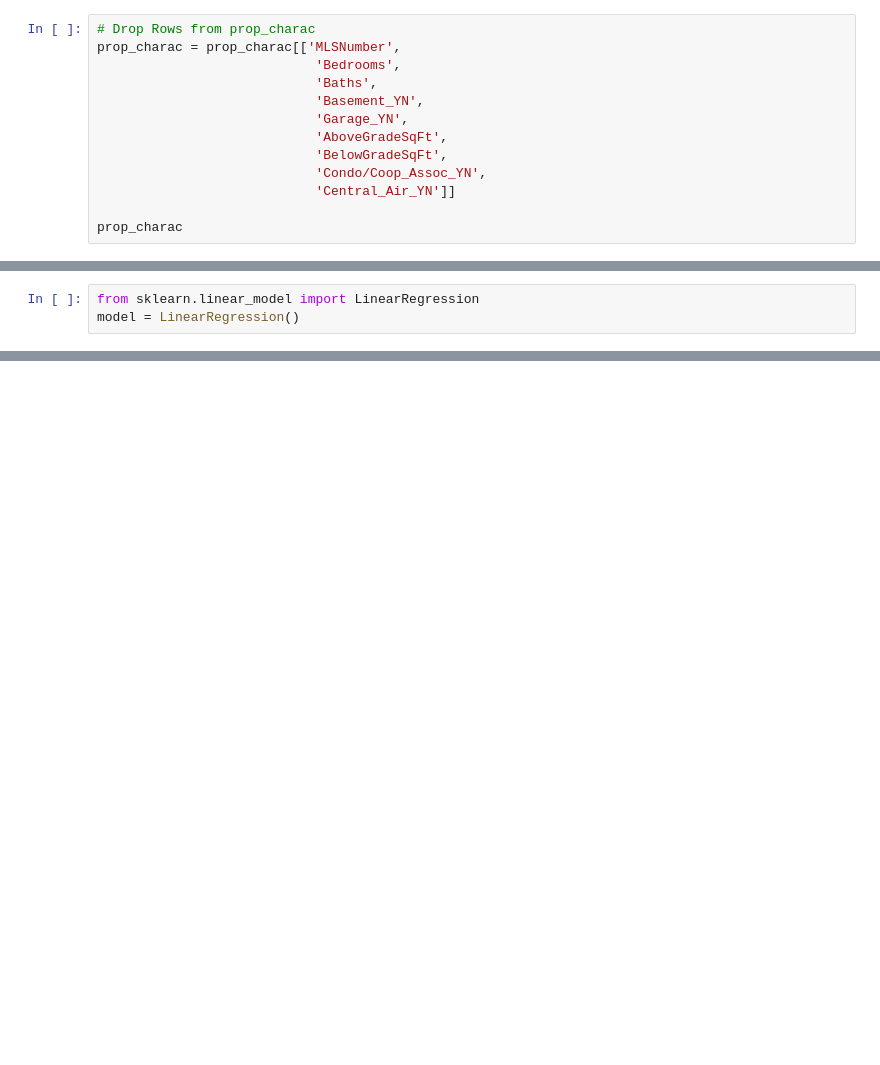
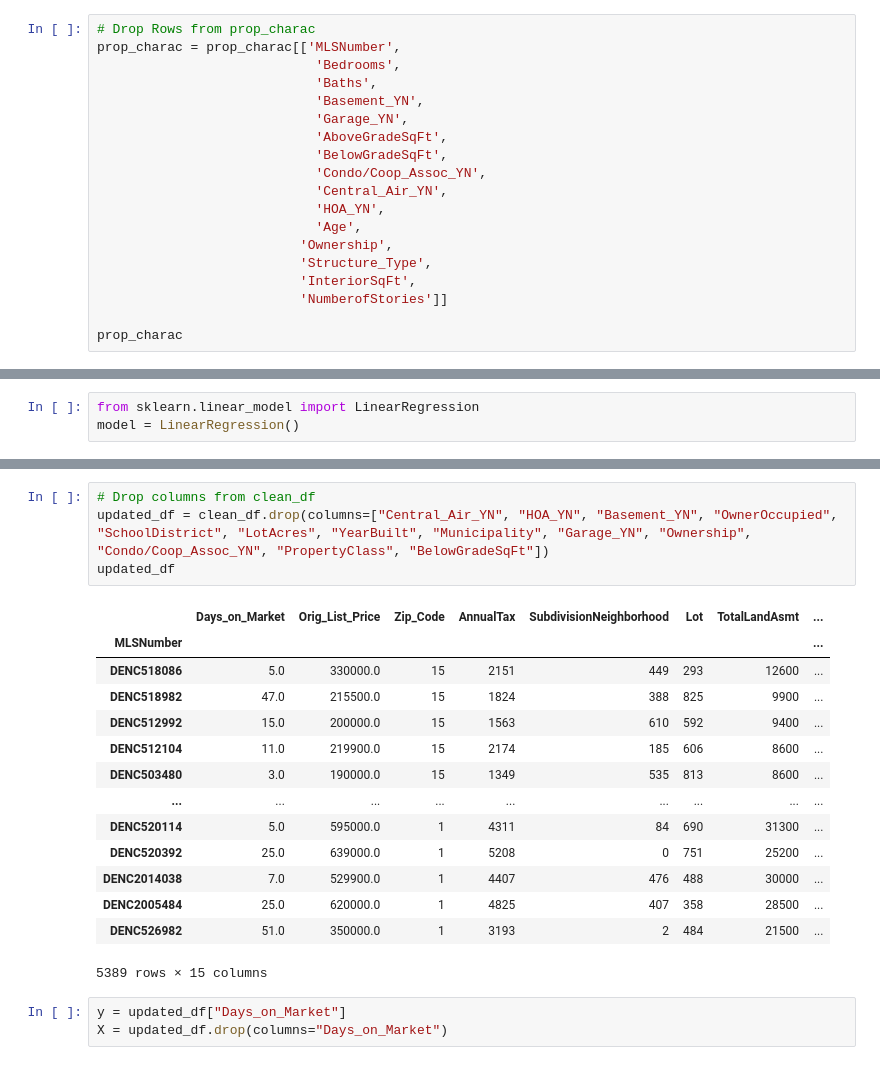
Before and after one commit to stefcenti2022/RealLeads, a Jupyter notebook: HowLongToSell_ML.ipynb, the cells around one changed output, grey strips where cells are left out. Drawn from its saved outputs; the diff is of its cells as text; blank space fills up the shorter version.

```diff
--- a/HowLongToSell_ML.ipynb
+++ b/HowLongToSell_ML.ipynb
@@ -133,7 +133,13 @@ prop_charac = prop_charac[['MLSNumber',
                             'AboveGradeSqFt',
                             'BelowGradeSqFt',
                             'Condo/Coop_Assoc_YN',
-                            'Central_Air_YN']]
+                            'Central_Air_YN',
+                            'HOA_YN',
+                            'Age',
+                          'Ownership',
+                          'Structure_Type',
+                          'InteriorSqFt',
+                          'NumberofStories']]
 
 prop_charac
 # %% [output]
@@ -540,0 +506,22 @@ model.score(X,y)
+# %%
+# Drop columns from clean_df
+updated_df = clean_df.drop(columns=["Central_Air_YN", "HOA_YN", "Basement_YN", "OwnerOccupied", "SchoolDistrict", "LotAcres", "YearBuilt", "Municipality", "Garage_YN", "Ownership", "Condo/Coop_Assoc_YN", "PropertyClass", "BelowGradeSqFt"])
+updated_df
+# %% [output]
+|  | Days_on_Market | Orig_List_Price | Zip_Code | AnnualTax | SubdivisionNeighborhood | Lot | TotalLandAsmt | ... |
+| MLSNumber |  |  |  |  |  |  |  | ... |
+| DENC518086 | 5.0 | 330000.0 | 15 | 2151 | 449 | 293 | 12600 | ... |
+| DENC518982 | 47.0 | 215500.0 | 15 | 1824 | 388 | 825 | 9900 | ... |
+| DENC512992 | 15.0 | 200000.0 | 15 | 1563 | 610 | 592 | 9400 | ... |
+| DENC512104 | 11.0 | 219900.0 | 15 | 2174 | 185 | 606 | 8600 | ... |
+| DENC503480 | 3.0 | 190000.0 | 15 | 1349 | 535 | 813 | 8600 | ... |
+| ... | ... | ... | ... | ... | ... | ... | ... | ... |
+| DENC520114 | 5.0 | 595000.0 | 1 | 4311 | 84 | 690 | 31300 | ... |
+| DENC520392 | 25.0 | 639000.0 | 1 | 5208 | 0 | 751 | 25200 | ... |
+| DENC2014038 | 7.0 | 529900.0 | 1 | 4407 | 476 | 488 | 30000 | ... |
+| DENC2005484 | 25.0 | 620000.0 | 1 | 4825 | 407 | 358 | 28500 | ... |
+| DENC526982 | 51.0 | 350000.0 | 1 | 3193 | 2 | 484 | 21500 | ... |
+5389 rows × 15 columns
+# %%
+y = updated_df["Days_on_Market"]
+X = updated_df.drop(columns="Days_on_Market")
```
Also changed, not shown: parts of 59 cells of this notebook.
